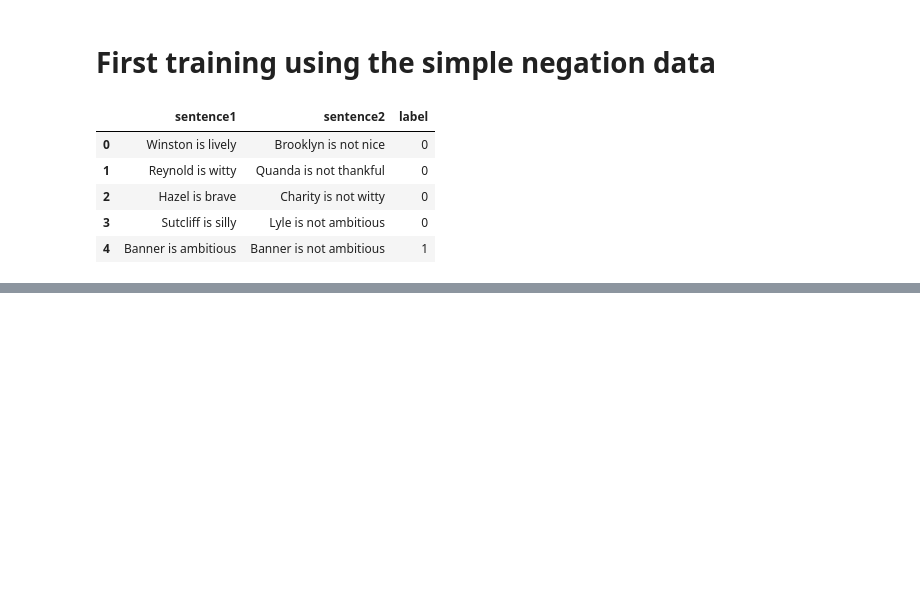
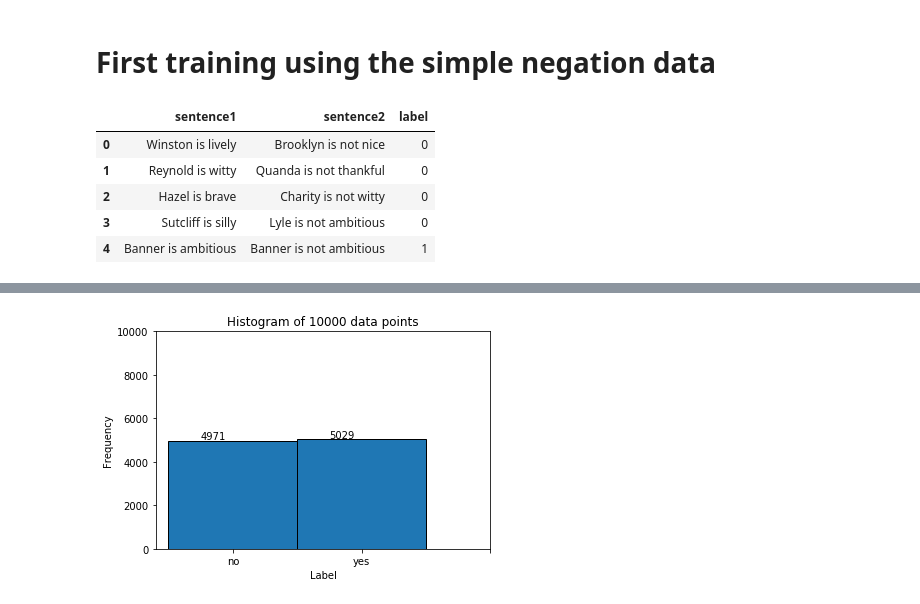
Before and after one commit to felipessalvatore/ContraQA, a Jupyter notebook: contra_qa/train/first_train_b1.ipynb, the cells around one changed output, grey strips where cells are left out. Cells and saved outputs as stored; diff of their text form; code cells hidden in the pictures; blank space fills up the shorter version.

Commit message:
first training result

```diff
--- a/contra_qa/train/first_train_b1.ipynb
+++ b/contra_qa/train/first_train_b1.ipynb
@@ -53,0 +56,7 @@ test_data.head()
+# %%
+train_data["text"] = train_data["sentence1"]  + ", " + train_data["sentence2"]
+test_data["text"] = test_data["sentence1"]  + ", " + test_data["sentence2"]
+train_data.drop(["sentence1", "sentence2"], axis=1, inplace=True)
+test_data.drop(["sentence1", "sentence2"], axis=1, inplace=True)
+train_data = train_data[["text", "label"]]
+test_data = test_data[["text", "label"]]
@@ -53,0 +81,10 @@ test_data.head()
+# %%
+labels_legend = ['no', 'yes']
+anwser2int = {'no':0, 'yes':1}
+int2anwser = {i[1]: i[0] for i in anwser2int.items()}
+train_labels = [int2anwser[i] for i in train_data["label"].values]
+test_labels = [int2anwser[i] for i in train_data["label"].values]
+# %%
+plot_histogram_from_labels(train_labels, labels_legend, "train data")
+# %% [output]
+[figure, added]
```
Also changed, not shown: parts of 41 cells of this notebook.
